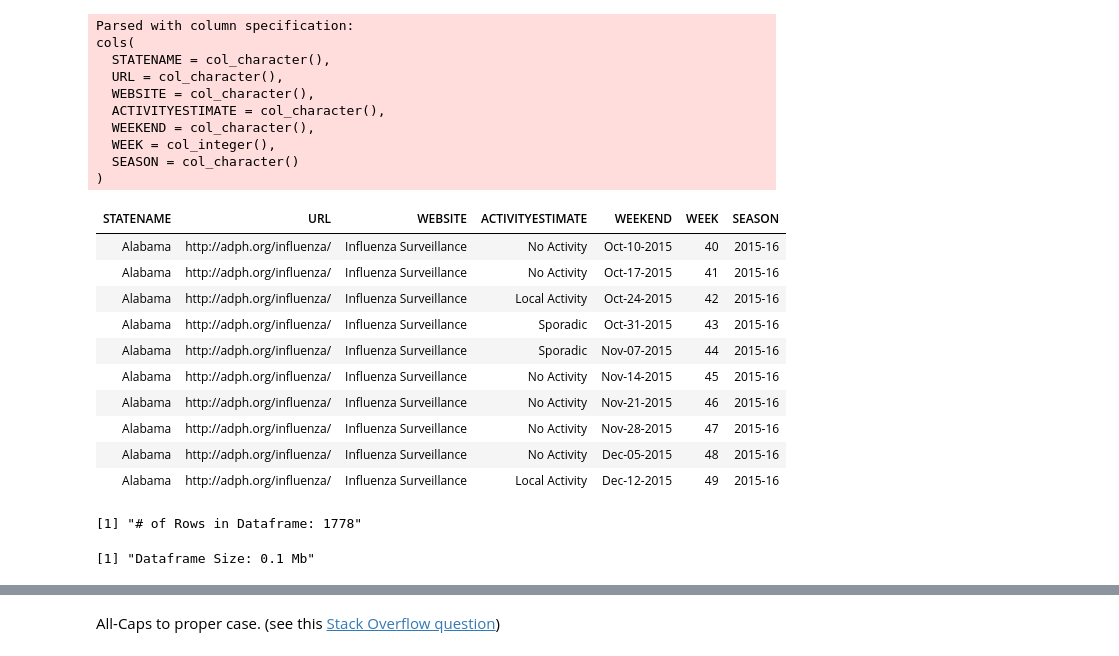
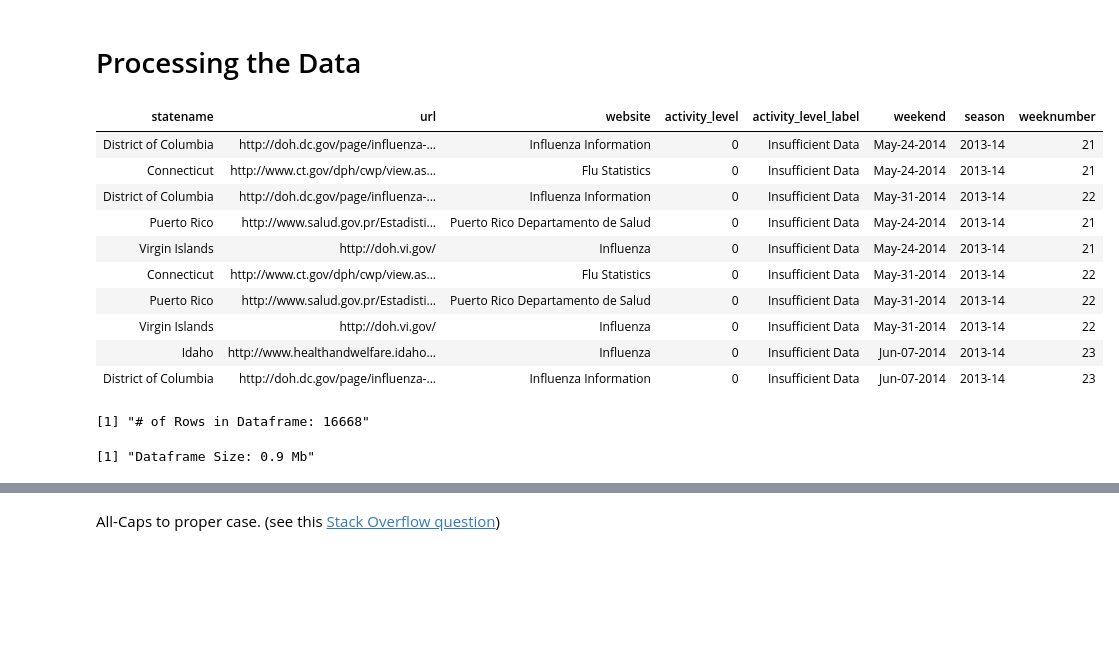
Before and after one commit to smrtnrd/data-exploration-influenza, a Jupyter notebook: influenza_data_nm.ipynb, the cells around one changed output, grey strips where cells are left out. Saved outputs shown, nothing was run; the diff lists cells and outputs as text; code cells hidden in the pictures; blank space fills up the shorter version.

```diff
--- a/influenza_data_nm.ipynb
+++ b/influenza_data_nm.ipynb
@@ -41,15 +62,2 @@ We load the data using readr and read_csv() since it's faster. Since there is a
-# %%
-path <- "data/FluViewPhase8_Season55_Data.csv"
-
-df <- read_csv(path)
-# %% [output]
-Parsed with column specification:
-cols(
-  STATENAME = col_character(),
-  URL = col_character(),
-  WEBSITE = col_character(),
-  ACTIVITYESTIMATE = col_character(),
-  WEEKEND = col_character(),
-  WEEK = col_integer(),
-  SEASON = col_character()
-)
+# %% [markdown]
+# Processing the Data
@@ -56,19 +75,24 @@ cols(
 # %%
 #display the data
-df %>% head(10)
-sprintf("# of Rows in Dataframe: %s", nrow(df))
-sprintf("Dataframe Size: %s", format(object.size(df), units = "MB"))
+#df.flu %>% head(10)
+#sprintf("# of Rows in Dataframe: %s", nrow(df.flu))
+#sprintf("Dataframe Size: %s", format(object.size(df.flu), units = "MB"))
-# %% [output]
-| STATENAME | URL | WEBSITE | ACTIVITYESTIMATE | WEEKEND | WEEK | SEASON |
-| Alabama | http://adph.org/influenza/ | Influenza Surveillance | No Activity | Oct-10-2015 | 40 | 2015-16 |
-| Alabama | http://adph.org/influenza/ | Influenza Surveillance | No Activity | Oct-17-2015 | 41 | 2015-16 |
-| Alabama | http://adph.org/influenza/ | Influenza Surveillance | Local Activity | Oct-24-2015 | 42 | 2015-16 |
-| Alabama | http://adph.org/influenza/ | Influenza Surveillance | Sporadic | Oct-31-2015 | 43 | 2015-16 |
-| Alabama | http://adph.org/influenza/ | Influenza Surveillance | Sporadic | Nov-07-2015 | 44 | 2015-16 |
-| Alabama | http://adph.org/influenza/ | Influenza Surveillance | No Activity | Nov-14-2015 | 45 | 2015-16 |
-| Alabama | http://adph.org/influenza/ | Influenza Surveillance | No Activity | Nov-21-2015 | 46 | 2015-16 |
-| Alabama | http://adph.org/influenza/ | Influenza Surveillance | No Activity | Nov-28-2015 | 47 | 2015-16 |
-| Alabama | http://adph.org/influenza/ | Influenza Surveillance | No Activity | Dec-05-2015 | 48 | 2015-16 |
-| Alabama | http://adph.org/influenza/ | Influenza Surveillance | Local Activity | Dec-12-2015 | 49 | 2015-16 |
-[1] "# of Rows in Dataframe: 1778"
-[1] "Dataframe Size: 0.1 Mb"
+# %%
+#display the data
+df.state %>% head(10)
+sprintf("# of Rows in Dataframe: %s", nrow(df.state))
+sprintf("Dataframe Size: %s", format(object.size(df.state), units = "MB"))
+# %% [output]
+| statename | url | website | activity_level | activity_level_label | weekend | season | weeknumber |
+| District of Columbia | http://doh.dc.gov/page/influenza-... | Influenza Information | 0 | Insufficient Data | May-24-2014 | 2013-14 | 21 |
+| Connecticut | http://www.ct.gov/dph/cwp/view.as... | Flu Statistics | 0 | Insufficient Data | May-24-2014 | 2013-14 | 21 |
+| District of Columbia | http://doh.dc.gov/page/influenza-... | Influenza Information | 0 | Insufficient Data | May-31-2014 | 2013-14 | 22 |
+| Puerto Rico | http://www.salud.gov.pr/Estadisti... | Puerto Rico Departamento de Salud | 0 | Insufficient Data | May-24-2014 | 2013-14 | 21 |
+| Virgin Islands | http://doh.vi.gov/ | Influenza | 0 | Insufficient Data | May-24-2014 | 2013-14 | 21 |
+| Connecticut | http://www.ct.gov/dph/cwp/view.as... | Flu Statistics | 0 | Insufficient Data | May-31-2014 | 2013-14 | 22 |
+| Puerto Rico | http://www.salud.gov.pr/Estadisti... | Puerto Rico Departamento de Salud | 0 | Insufficient Data | May-31-2014 | 2013-14 | 22 |
+| Virgin Islands | http://doh.vi.gov/ | Influenza | 0 | Insufficient Data | May-31-2014 | 2013-14 | 22 |
+| Idaho | http://www.healthandwelfare.idaho... | Influenza | 0 | Insufficient Data | Jun-07-2014 | 2013-14 | 23 |
+| District of Columbia | http://doh.dc.gov/page/influenza-... | Influenza Information | 0 | Insufficient Data | Jun-07-2014 | 2013-14 | 23 |
+[1] "# of Rows in Dataframe: 16668"
+[1] "Dataframe Size: 0.9 Mb"
```
Also changed, not shown: parts of 13 cells of this notebook, 3 other files.
